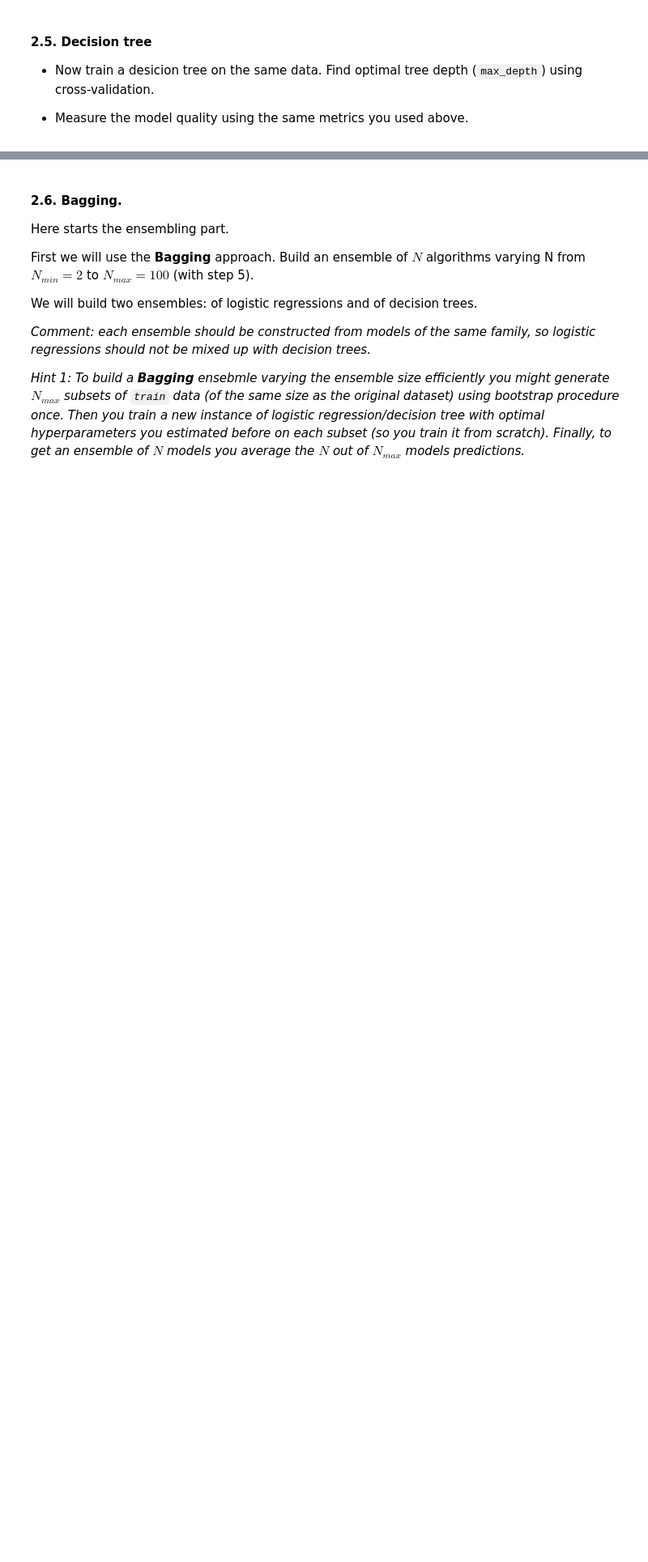
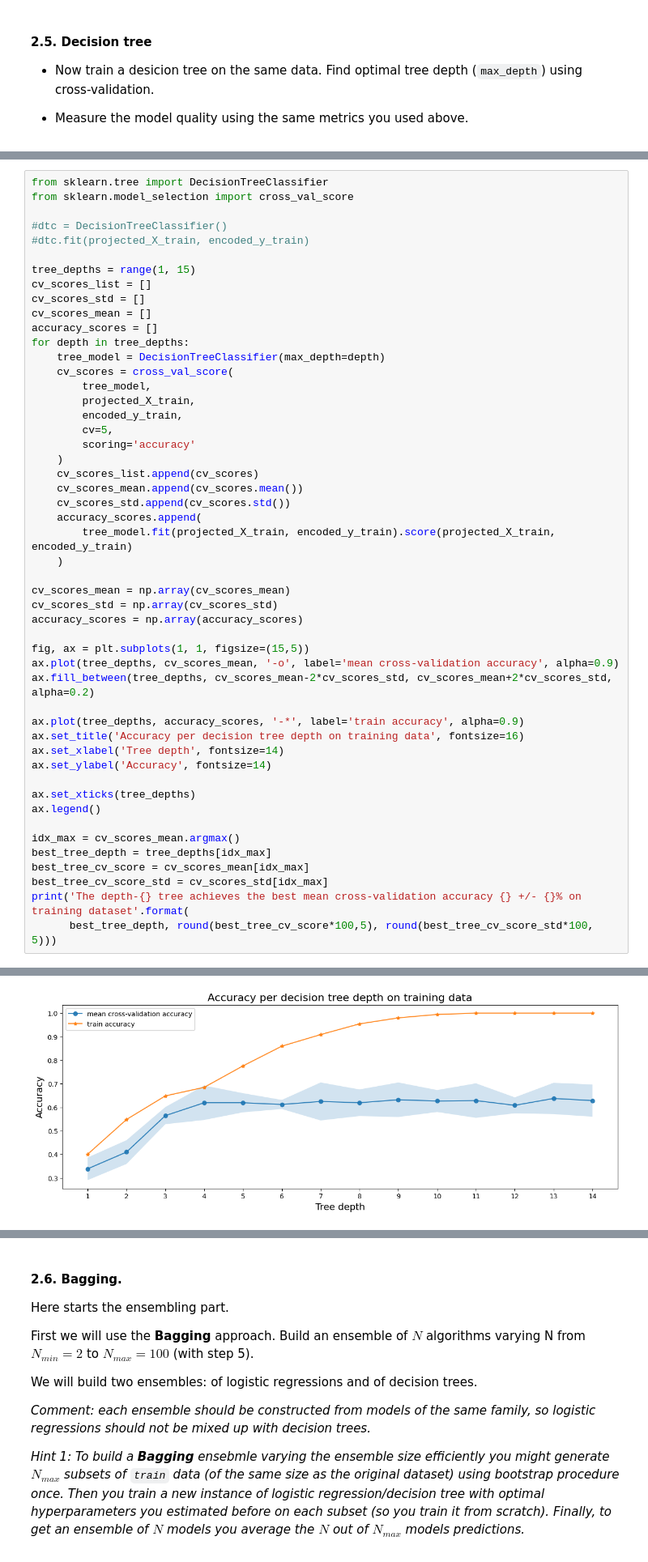
Before and after one commit to Masoudvahid/ML-2022-MIPT, a Jupyter notebook: lab01_ml_pipeline/Lab1_part2_ml_pipeline.ipynb, the cells around one changed output, grey strips where cells are left out. Shown at 81% size. Saved outputs shown, nothing was run; the diff lists cells and outputs as text; blank space fills up the shorter version.

```diff
--- a/lab01_ml_pipeline/Lab1_part2_ml_pipeline.ipynb
+++ b/lab01_ml_pipeline/Lab1_part2_ml_pipeline.ipynb
@@ -151,0 +317,51 @@ from sklearn.tree import DecisionTreeClassifier
+# %%
+from sklearn.tree import DecisionTreeClassifier
+from sklearn.model_selection import cross_val_score
+
+#dtc = DecisionTreeClassifier()
+#dtc.fit(projected_X_train, encoded_y_train)
+
+tree_depths = range(1, 15)
+cv_scores_list = []
+cv_scores_std = []
+cv_scores_mean = []
+accuracy_scores = []
+for depth in tree_depths:
+    tree_model = DecisionTreeClassifier(max_depth=depth)
+    cv_scores = cross_val_score(
+        tree_model,
+        projected_X_train,
+        encoded_y_train,
+        cv=5,
+        scoring='accuracy'
+    )
+    cv_scores_list.append(cv_scores)
+    cv_scores_mean.append(cv_scores.mean())
+    cv_scores_std.append(cv_scores.std())
+    accuracy_scores.append(
+        tree_model.fit(projected_X_train, encoded_y_train).score(projected_X_train, encoded_y_train)
+    )
+
+cv_scores_mean = np.array(cv_scores_mean)
+cv_scores_std = np.array(cv_scores_std)
+accuracy_scores = np.array(accuracy_scores)
+
+fig, ax = plt.subplots(1, 1, figsize=(15,5))
+ax.plot(tree_depths, cv_scores_mean, '-o', label='mean cross-validation accuracy', alpha=0.9)
+ax.fill_between(tree_depths, cv_scores_mean-2*cv_scores_std, cv_scores_mean+2*cv_scores_std, alpha=0.2)
+
+ax.plot(tree_depths, accuracy_scores, '-*', label='train accuracy', alpha=0.9)
+ax.set_title('Accuracy per decision tree depth on training data', fontsize=16)
+ax.set_xlabel('Tree depth', fontsize=14)
+ax.set_ylabel('Accuracy', fontsize=14)
+
+ax.set_xticks(tree_depths)
+ax.legend()
+
+idx_max = cv_scores_mean.argmax()
+best_tree_depth = tree_depths[idx_max]
+best_tree_cv_score = cv_scores_mean[idx_max]
+best_tree_cv_score_std = cv_scores_std[idx_max]
+print('The depth-{} tree achieves the best mean cross-validation accuracy {} +/- {}% on training dataset'.format(
+      best_tree_depth, round(best_tree_cv_score*100,5), round(best_tree_cv_score_std*100, 5)))
+# %% [output]
@@ -151,0 +369 @@ from sklearn.tree import DecisionTreeClassifier
+[figure, added]
```
Also changed, not shown: parts of 24 cells of this notebook, 1 other file.
